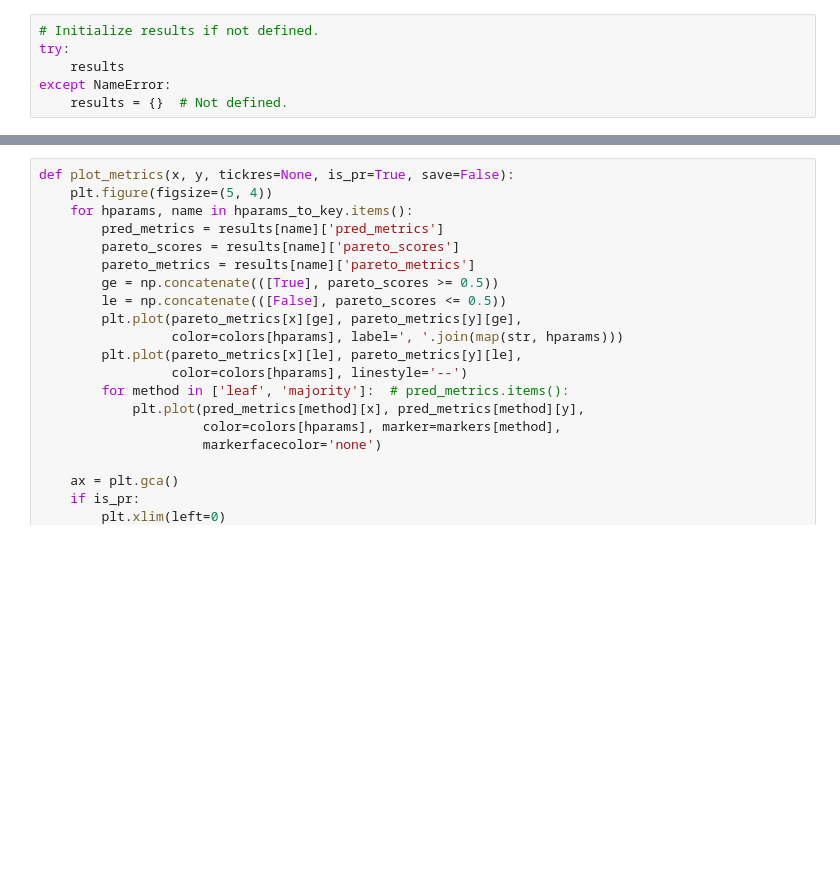
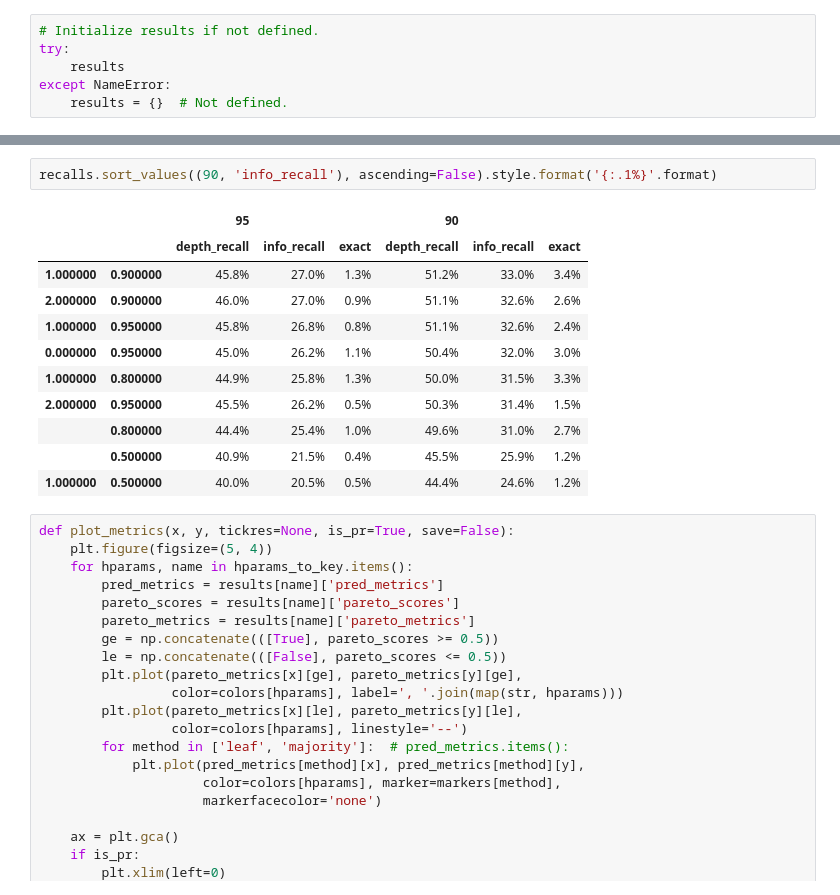
Before and after one commit to jvlmdr/hiercls, a Jupyter notebook: eval_inat21_sweep.ipynb, the cells around one changed output, grey strips where cells are left out. Drawn from its saved outputs; the diff is of its cells as text; blank space fills up the shorter version.

```diff
--- a/eval_inat21_sweep.ipynb
+++ b/eval_inat21_sweep.ipynb
@@ -359,3 +457,17 @@ recalls.style.format('{:.1%}'.format)
+# %%
+recalls.sort_values((90, 'info_recall'), ascending=False).style.format('{:.1%}'.format)
+# %% [output]
+|  |  | 95 |  |  | 90 |  |  |
+|  |  | depth_recall | info_recall | exact | depth_recall | info_recall | exact |
+| 1.000000 | 0.900000 | 45.8% | 27.0% | 1.3% | 51.2% | 33.0% | 3.4% |
+| 2.000000 | 0.900000 | 46.0% | 27.0% | 0.9% | 51.1% | 32.6% | 2.6% |
+| 1.000000 | 0.950000 | 45.8% | 26.8% | 0.8% | 51.1% | 32.6% | 2.4% |
+| 0.000000 | 0.950000 | 45.0% | 26.2% | 1.1% | 50.4% | 32.0% | 3.0% |
+| 1.000000 | 0.800000 | 44.9% | 25.8% | 1.3% | 50.0% | 31.5% | 3.3% |
+| 2.000000 | 0.950000 | 45.5% | 26.2% | 0.5% | 50.3% | 31.4% | 1.5% |
+|  | 0.800000 | 44.4% | 25.4% | 1.0% | 49.6% | 31.0% | 2.7% |
+|  | 0.500000 | 40.9% | 21.5% | 0.4% | 45.5% | 25.9% | 1.2% |
+| 1.000000 | 0.500000 | 40.0% | 20.5% | 0.5% | 44.4% | 24.6% | 1.2% |
 # %%
 def plot_metrics(x, y, tickres=None, is_pr=True, save=False):
     plt.figure(figsize=(5, 4))
```
Also changed, not shown: parts of 26 cells of this notebook.
